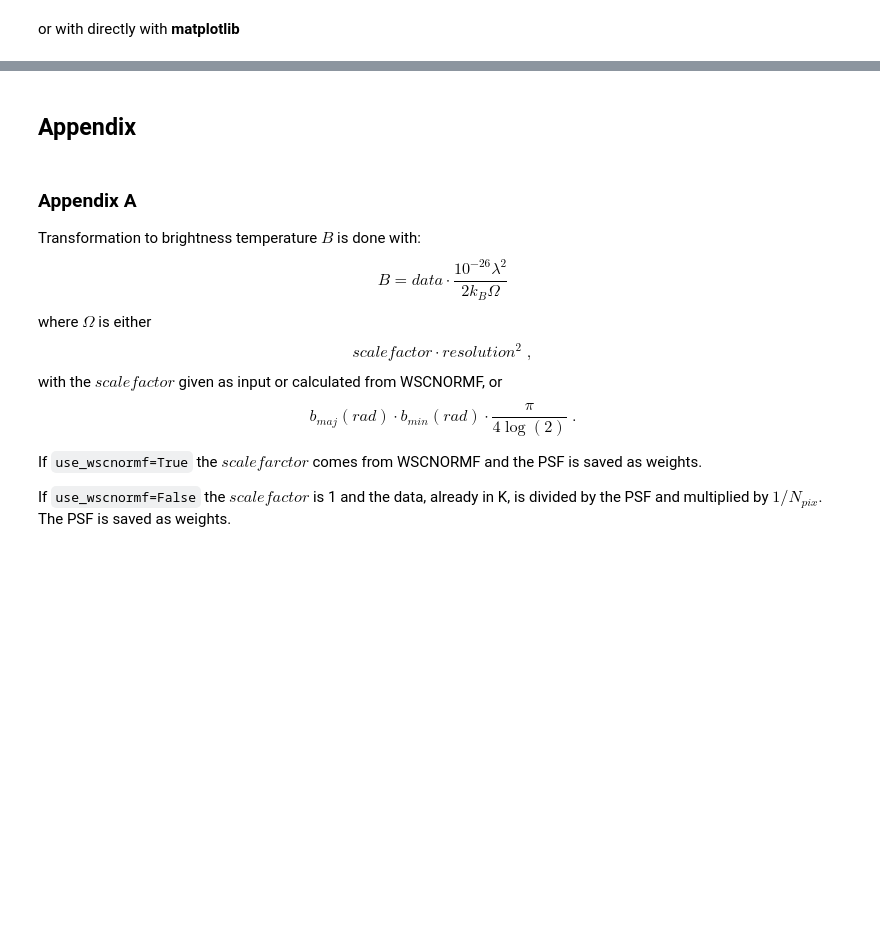
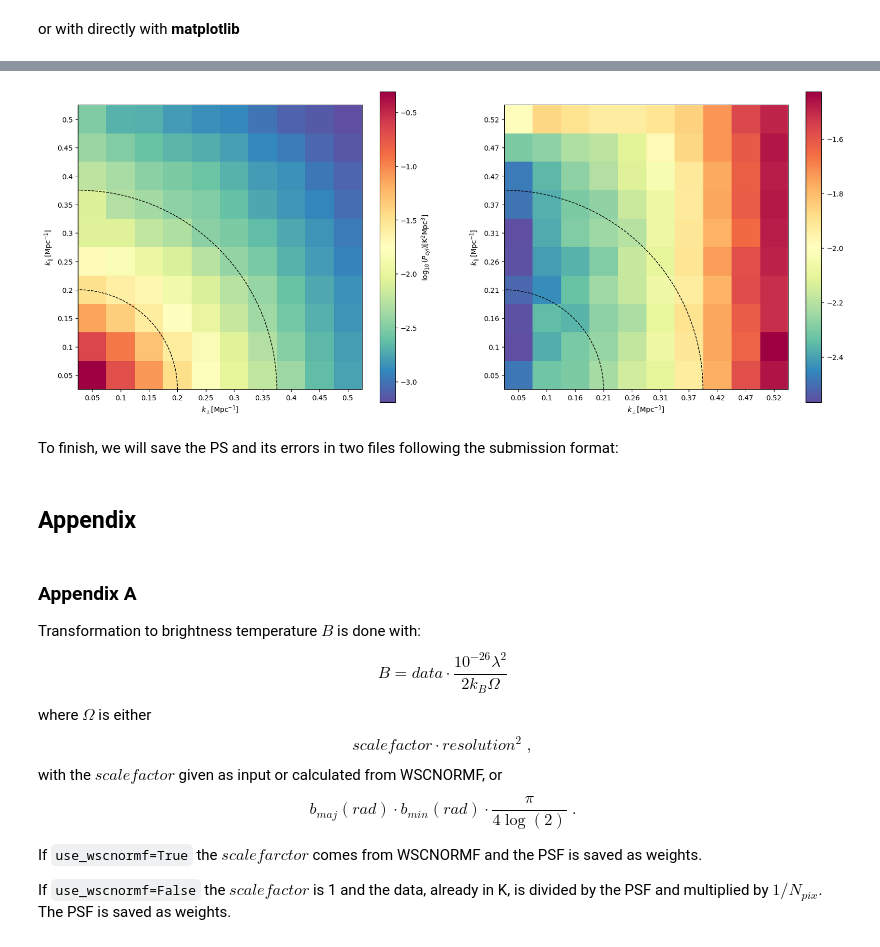
Before and after one commit to espsrc/FOREGROUNDS-FRIENDS, a Jupyter notebook: PS estimation with ps_eor.ipynb, the cells around one changed output, grey strips where cells are left out. Cells and saved outputs as stored; diff of their text form; code cells hidden in the pictures; blank space fills up the shorter version.

```diff
--- a/PS estimation with ps_eor.ipynb
+++ b/PS estimation with ps_eor.ipynb
@@ -189,0 +188,33 @@ ax.add_patch(circ2);
+# %%
+fig, ax = plt.subplots(ncols=2, figsize=(20,8))
+plt.axes(ax[0])
+plt.imshow(np.log10(truth), origin='lower', cmap='Spectral_r') #note that imshow has transposed the x and y axis
+plt.colorbar(label=r'$\log_{10}(P_{cyl})\mathrm{[K^{2}Mpc^{3}]}$')
+plt.xlabel(r'$k_{\perp}\mathrm{[Mpc^{-1}]}$')
+plt.ylabel(r'$k_{\parallel}\mathrm{[Mpc^{-1}]}$')
+plt.xticks(np.arange(10),per_bins)
+plt.yticks(np.arange(10),par_bins)
+#plt.xlim(0,7)
+#plt.ylim(0,7)
+circ1 = plt.Circle((-0.5,-0.5), 3.5, fill=False, linestyle='--')
+circ2 = plt.Circle((-0.5,-0.5), 7, fill=False, linestyle='--')
+ax[0].add_patch(circ1)
+ax[0].add_patch(circ2)
+
+plt.axes(ax[1])
+plt.imshow(np.log10(ps2d.data[::-1,:]), origin='lower', cmap='Spectral_r') #note that imshow has transposed the x and y axis
+plt.colorbar() #label=r'$\log_{10}(P_{cyl})\mathrm{[K^{2}Mpc^{3}]}$'
+plt.xlabel(r'$k_{\perp}\mathrm{[Mpc^{-1}]}$')
+plt.ylabel(r'$k_{\parallel}\mathrm{[Mpc^{-1}]}$')
+plt.xticks(np.arange(10),ps2d.k_per.round(2))
+plt.yticks(np.arange(10),ps2d.k_par.round(2))
+#plt.xlim(0,7)
+#plt.ylim(0,7)
+circ3 = plt.Circle((-0.5,-0.5), 3.5, fill=False, linestyle='--')
+circ4 = plt.Circle((-0.5,-0.5), 7, fill=False, linestyle='--')
+ax[1].add_patch(circ3)
+ax[1].add_patch(circ4);
+# %% [output]
+[figure, added]
+# %% [markdown]
+To finish, we will save the PS and its errors in two files following the submission format:
```
Also changed, not shown: parts of 16 cells of this notebook.
